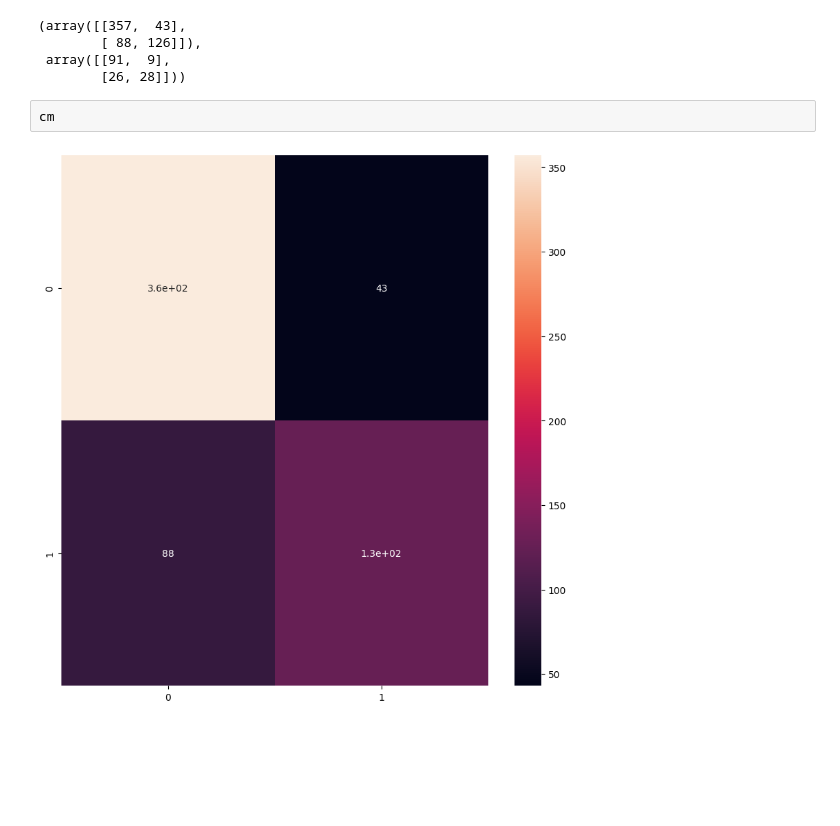
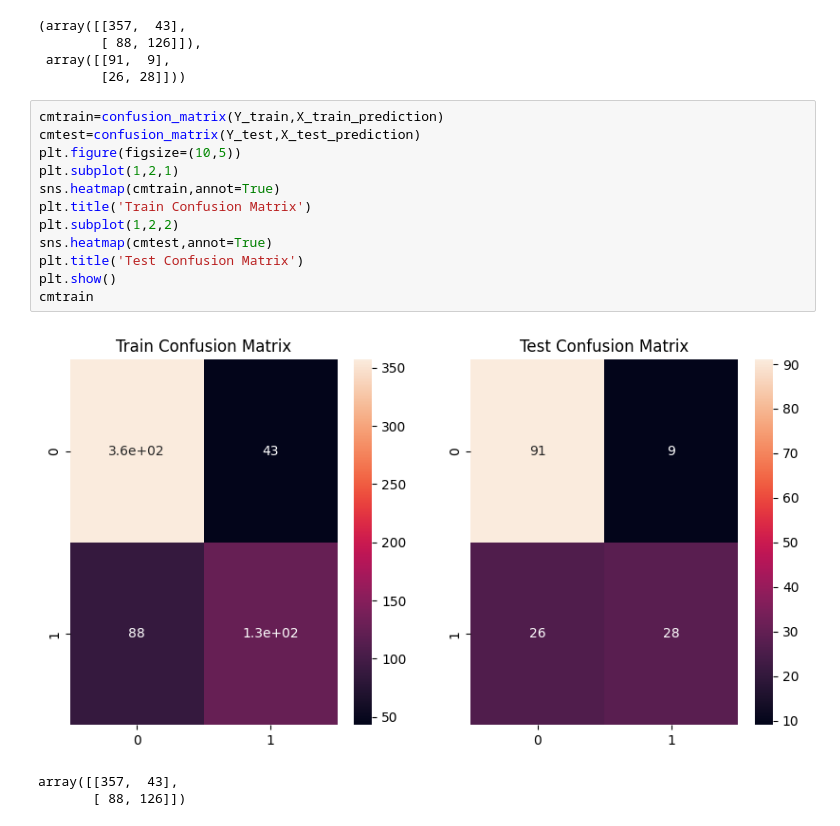
Before and after one commit to rahulll1123/Learning-ML, a Jupyter notebook: 2. Diabetes-2025-01-29/DiabetesML.ipynb, the cells around one changed output. Drawn from its saved outputs; the diff is of its cells as text; blank space fills up the shorter version.

```diff
--- a/2. Diabetes-2025-01-29/DiabetesML.ipynb
+++ b/2. Diabetes-2025-01-29/DiabetesML.ipynb
@@ -122,7 +122,19 @@ confusion_matrix(Y_train,X_train_prediction),confusion_matrix(Y_test,X_test_pred
         [ 88, 126]]),
  array([[91,  9],
         [26, 28]]))
-# %%
-cm
-# %% [output]
-[figure, removed]
+# %%
+cmtrain=confusion_matrix(Y_train,X_train_prediction)
+cmtest=confusion_matrix(Y_test,X_test_prediction)
+plt.figure(figsize=(10,5))
+plt.subplot(1,2,1)
+sns.heatmap(cmtrain,annot=True)
+plt.title('Train Confusion Matrix')
+plt.subplot(1,2,2)
+sns.heatmap(cmtest,annot=True)
+plt.title('Test Confusion Matrix')
+plt.show()
+cmtrain
+# %% [output]
+[figure, added]
+array([[357,  43],
+       [ 88, 126]])
```
Also changed, not shown: parts of 1 cell of this notebook.
